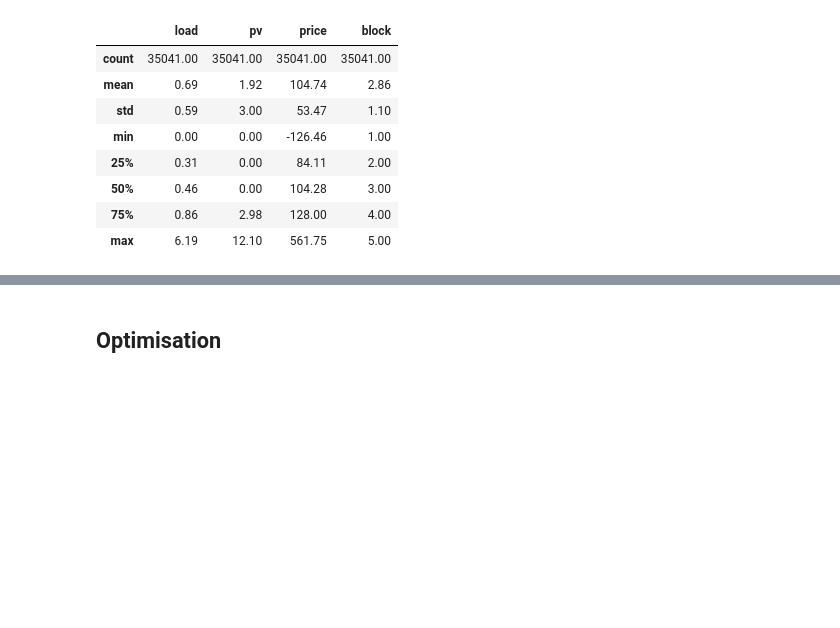
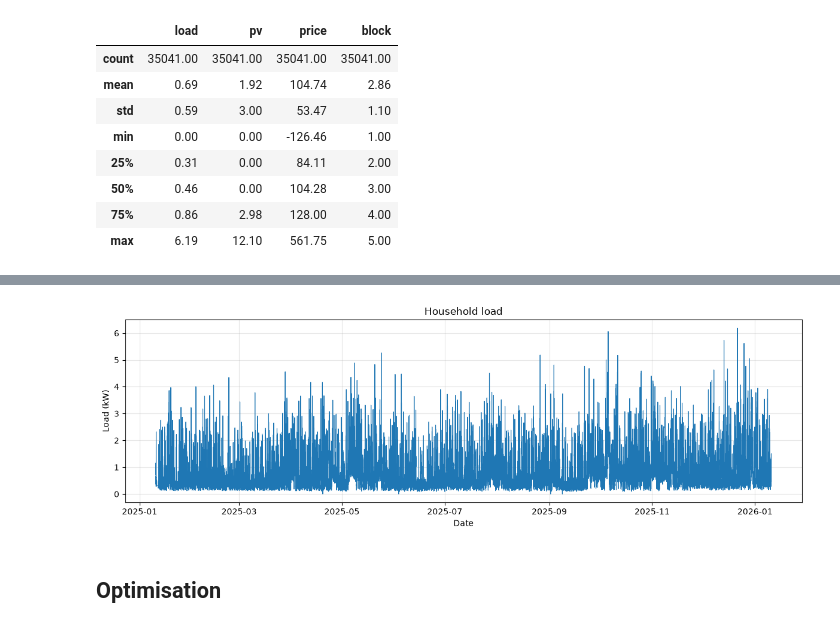
Before and after one commit to Bine-f/battery-optimisation, a Jupyter notebook: notebooks/battery_optimisation.ipynb, the cells around one changed output, grey strips where cells are left out. Cells and saved outputs as stored; diff of their text form; code cells hidden in the pictures; blank space fills up the shorter version.

```diff
--- a/notebooks/battery_optimisation.ipynb
+++ b/notebooks/battery_optimisation.ipynb
@@ -64,3 +65,13 @@ fig.savefig('../docs/prices.png', dpi=120)
+# %%
+fig, ax = plt.subplots(figsize=(12, 4))
+ax.plot(inputs.index, inputs['load'], lw=0.8)
+ax.set_title('Household load')
+ax.set_ylabel('Load (kW)')
+ax.set_xlabel('Date')
+ax.grid(True, alpha=0.3)
+fig.tight_layout()
+# %% [output]
+[figure, added]
 # %% [markdown]
 ## Optimisation
 # %%
```
Also changed, not shown: parts of 9 cells of this notebook, 5 other files.
